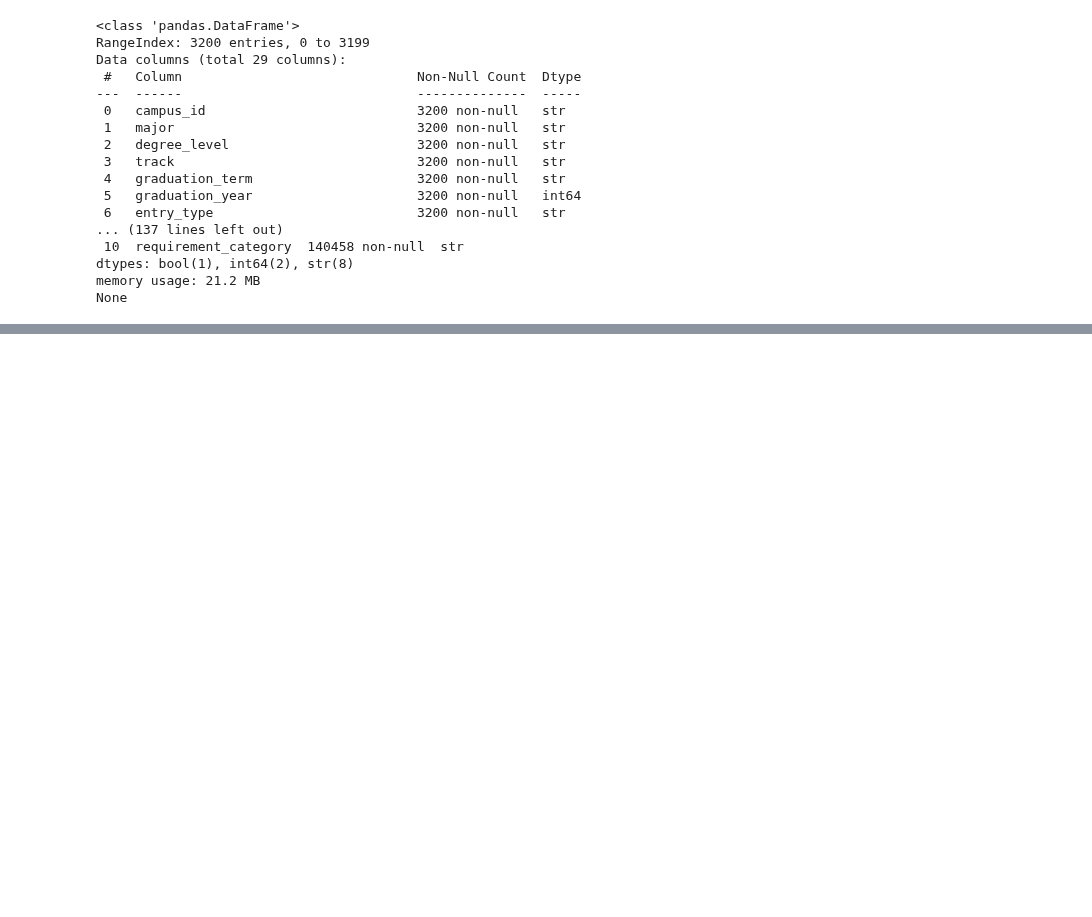
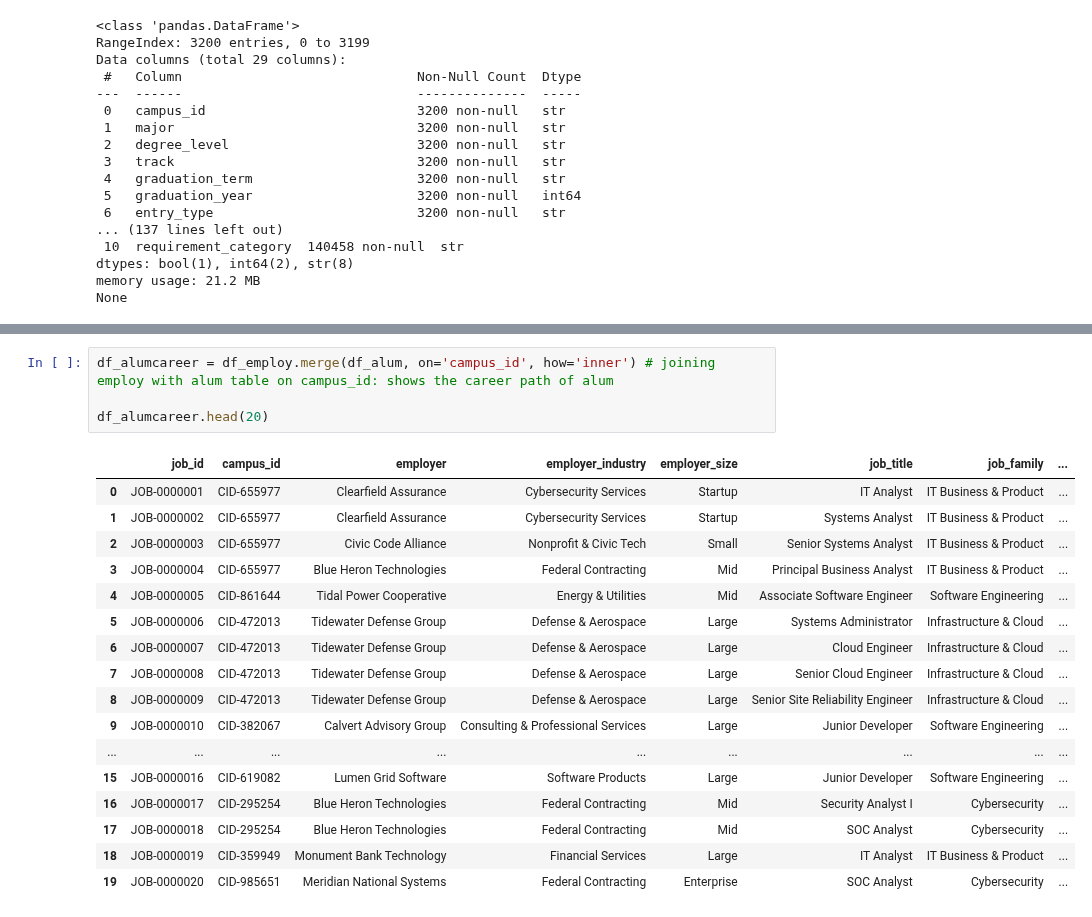
Before and after one commit to WestphalianFresco/TSWhackUMBC, a Jupyter notebook: dataset_analysis.ipynb, the cells around one changed output, grey strips where cells are left out. Drawn from its saved outputs; the diff is of its cells as text; blank space fills up the shorter version.

Commit message:
showing joins on some tables

```diff
--- a/dataset_analysis.ipynb
+++ b/dataset_analysis.ipynb
@@ -63,0 +87,22 @@ None
+# %%
+df_alumcareer = df_employ.merge(df_alum, on='campus_id', how='inner') # joining employ with alum table on campus_id: shows the career path of alum
+
+df_alumcareer.head(20)
+# %% [output]
+|  | job_id | campus_id | employer | employer_industry | employer_size | job_title | job_family | ... |
+| 0 | JOB-0000001 | CID-655977 | Clearfield Assurance | Cybersecurity Services | Startup | IT Analyst | IT Business & Product | ... |
+| 1 | JOB-0000002 | CID-655977 | Clearfield Assurance | Cybersecurity Services | Startup | Systems Analyst | IT Business & Product | ... |
+| 2 | JOB-0000003 | CID-655977 | Civic Code Alliance | Nonprofit & Civic Tech | Small | Senior Systems Analyst | IT Business & Product | ... |
+| 3 | JOB-0000004 | CID-655977 | Blue Heron Technologies | Federal Contracting | Mid | Principal Business Analyst | IT Business & Product | ... |
+| 4 | JOB-0000005 | CID-861644 | Tidal Power Cooperative | Energy & Utilities | Mid | Associate Software Engineer | Software Engineering | ... |
+| 5 | JOB-0000006 | CID-472013 | Tidewater Defense Group | Defense & Aerospace | Large | Systems Administrator | Infrastructure & Cloud | ... |
+| 6 | JOB-0000007 | CID-472013 | Tidewater Defense Group | Defense & Aerospace | Large | Cloud Engineer | Infrastructure & Cloud | ... |
+| 7 | JOB-0000008 | CID-472013 | Tidewater Defense Group | Defense & Aerospace | Large | Senior Cloud Engineer | Infrastructure & Cloud | ... |
+| 8 | JOB-0000009 | CID-472013 | Tidewater Defense Group | Defense & Aerospace | Large | Senior Site Reliability Engineer | Infrastructure & Cloud | ... |
+| 9 | JOB-0000010 | CID-382067 | Calvert Advisory Group | Consulting & Professional Services | Large | Junior Developer | Software Engineering | ... |
+| ... | ... | ... | ... | ... | ... | ... | ... | ... |
+| 15 | JOB-0000016 | CID-619082 | Lumen Grid Software | Software Products | Large | Junior Developer | Software Engineering | ... |
+| 16 | JOB-0000017 | CID-295254 | Blue Heron Technologies | Federal Contracting | Mid | Security Analyst I | Cybersecurity | ... |
+| 17 | JOB-0000018 | CID-295254 | Blue Heron Technologies | Federal Contracting | Mid | SOC Analyst | Cybersecurity | ... |
+| 18 | JOB-0000019 | CID-359949 | Monument Bank Technology | Financial Services | Large | IT Analyst | IT Business & Product | ... |
+| 19 | JOB-0000020 | CID-985651 | Meridian National Systems | Federal Contracting | Enterprise | SOC Analyst | Cybersecurity | ... |
```
Also changed, not shown: parts of 3 cells of this notebook.
